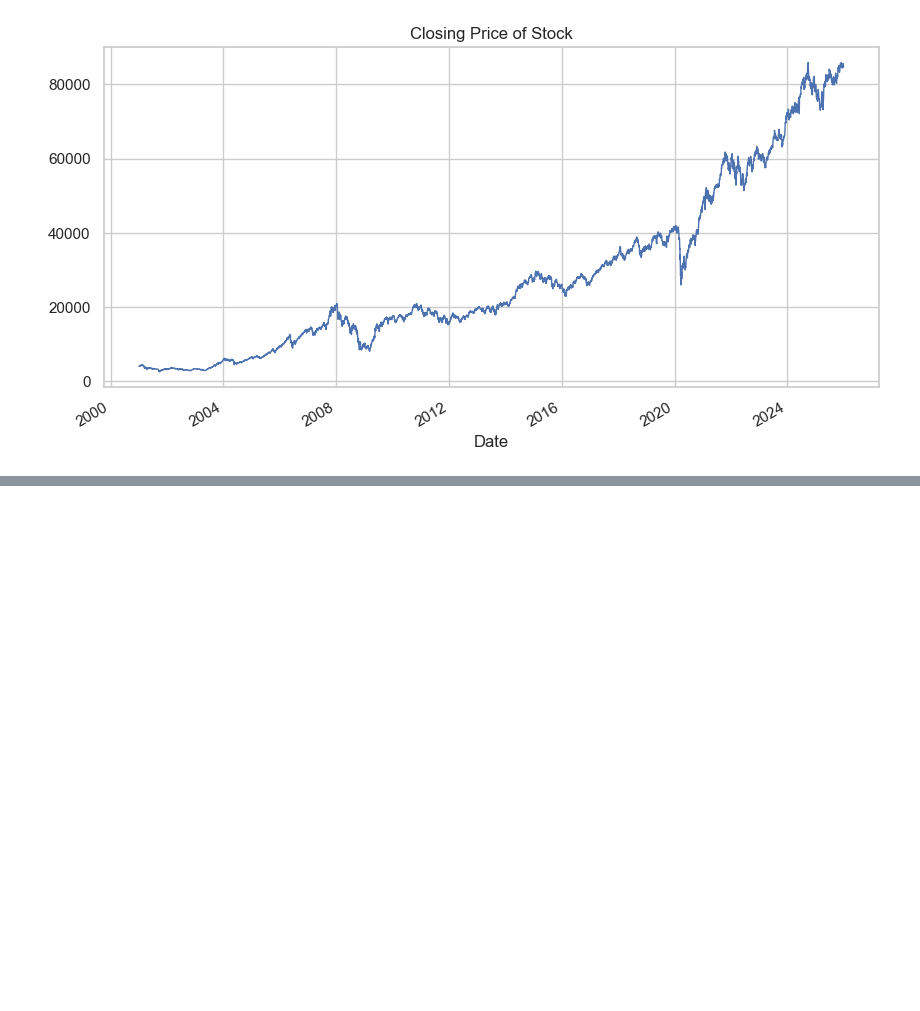
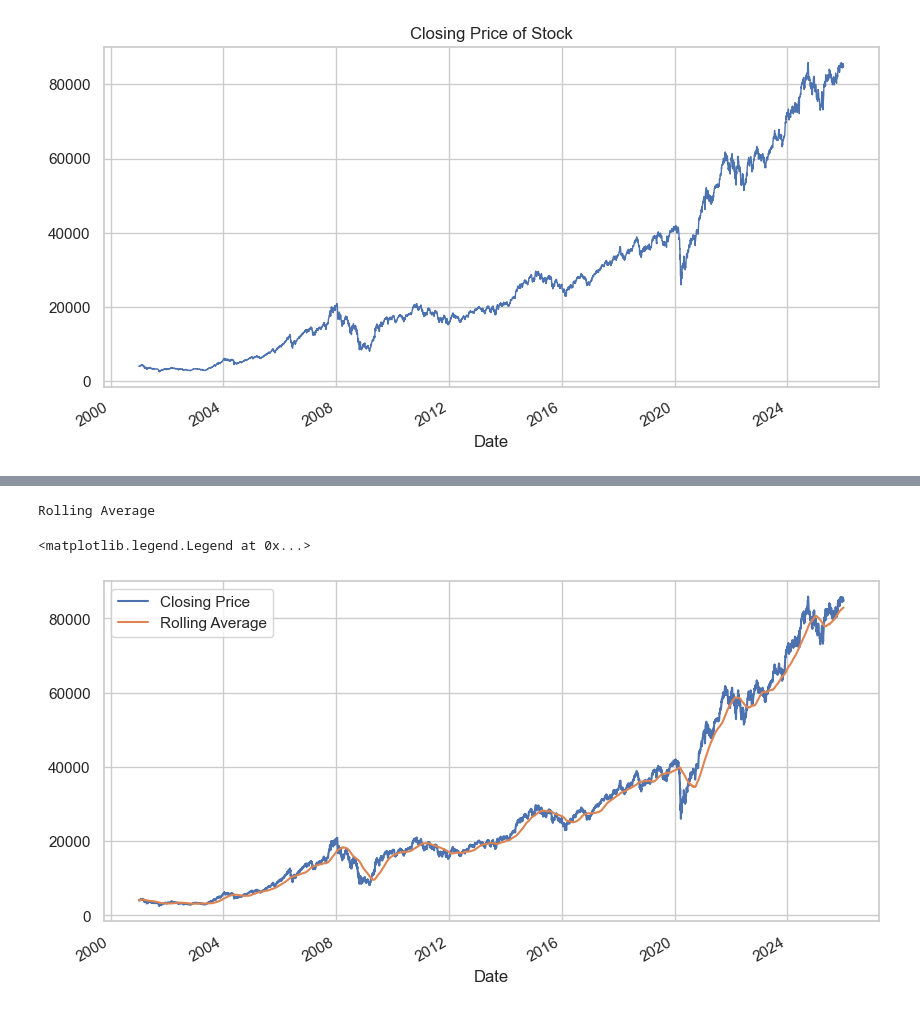
Before and after one commit to hossaintaufiq/StockPricePrediction, a Jupyter notebook: Stock_Price_Prediction.ipynb, the cells around one changed output, grey strips where cells are left out. Cells and saved outputs as stored; diff of their text form; code cells hidden in the pictures; blank space fills up the shorter version.

Commit message:
rolling data set

```diff
--- a/Stock_Price_Prediction.ipynb
+++ b/Stock_Price_Prediction.ipynb
@@ -129,0 +170,13 @@ plt.show()
+# %%
+print("Rolling Average")
+
+rolling= stock_ds.Close.rolling('200D').mean()
+plt.figure(figsize=(10,5))
+
+stock_ds.Close.plot()
+rolling.plot()
+plt.legend(["Closing Price", "Rolling Average"])
+# %% [output]
+Rolling Average
+<matplotlib.legend.Legend at 0x...>
+[figure, added]
```
Also changed, not shown: parts of 3 cells of this notebook.
